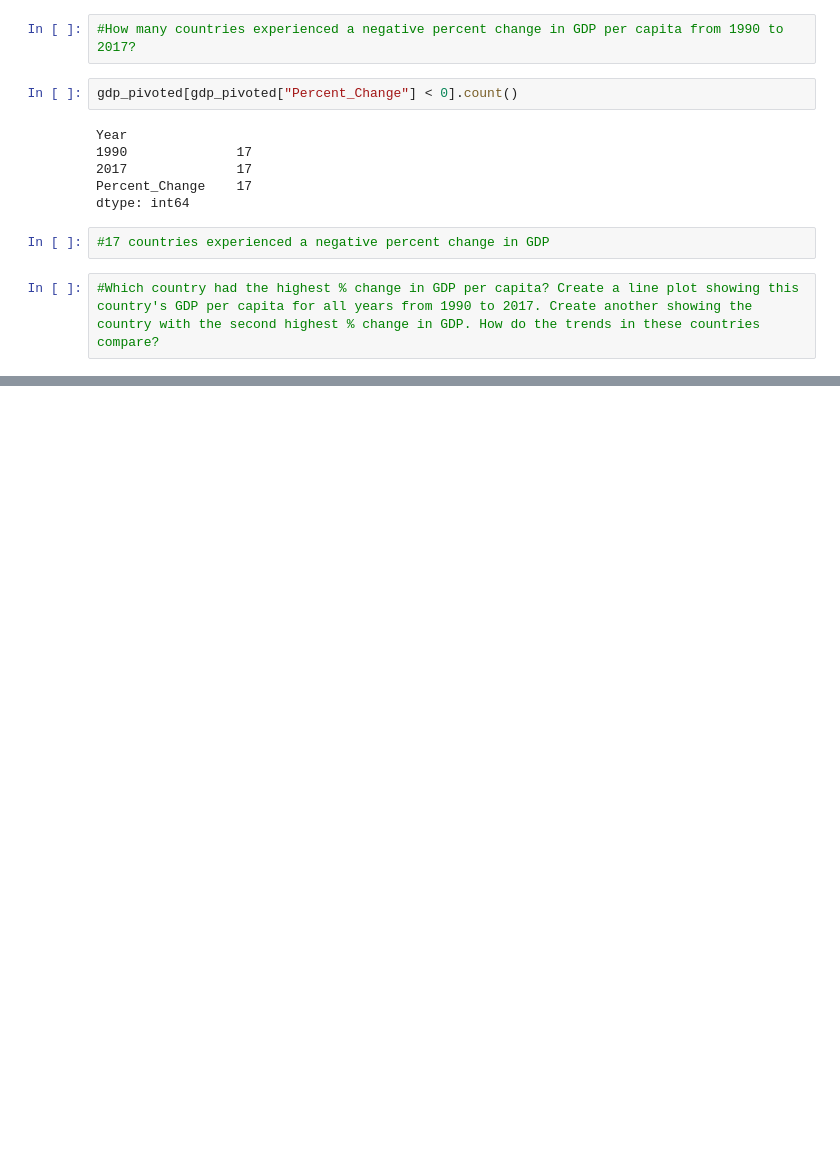
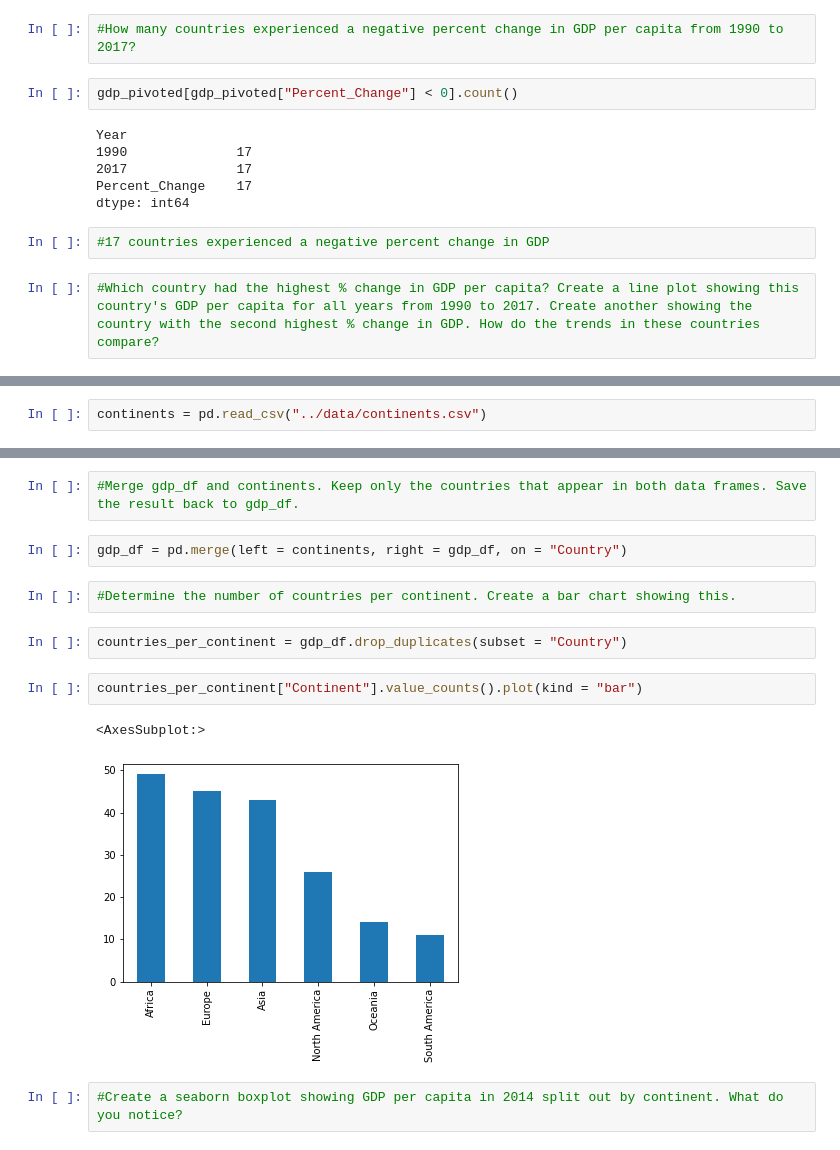
Before and after one commit to nss-data-science-cohort-5/un_exploration-jacob-parks98, a Jupyter notebook: notebooks/UN_Data_Exploration.ipynb, the cells around one changed output, grey strips where cells are left out. Saved outputs shown, nothing was run; the diff lists cells and outputs as text; blank space fills up the shorter version.

```diff
--- a/notebooks/UN_Data_Exploration.ipynb
+++ b/notebooks/UN_Data_Exploration.ipynb
@@ -332,0 +356,2 @@ gdp_pivoted["Percent_Change"].max()
+# %%
+continents = pd.read_csv("../data/continents.csv")
@@ -332,0 +367,15 @@ gdp_pivoted["Percent_Change"].max()
+# %%
+#Merge gdp_df and continents. Keep only the countries that appear in both data frames. Save the result back to gdp_df.
+# %%
+gdp_df = pd.merge(left = continents, right = gdp_df, on = "Country")
+# %%
+#Determine the number of countries per continent. Create a bar chart showing this.
+# %%
+countries_per_continent = gdp_df.drop_duplicates(subset = "Country")
+# %%
+countries_per_continent["Continent"].value_counts().plot(kind = "bar")
+# %% [output]
+<AxesSubplot:>
+[figure, added]
+# %%
+#Create a seaborn boxplot showing GDP per capita in 2014 split out by continent. What do you notice?
```
Also changed, not shown: parts of 11 cells of this notebook.
